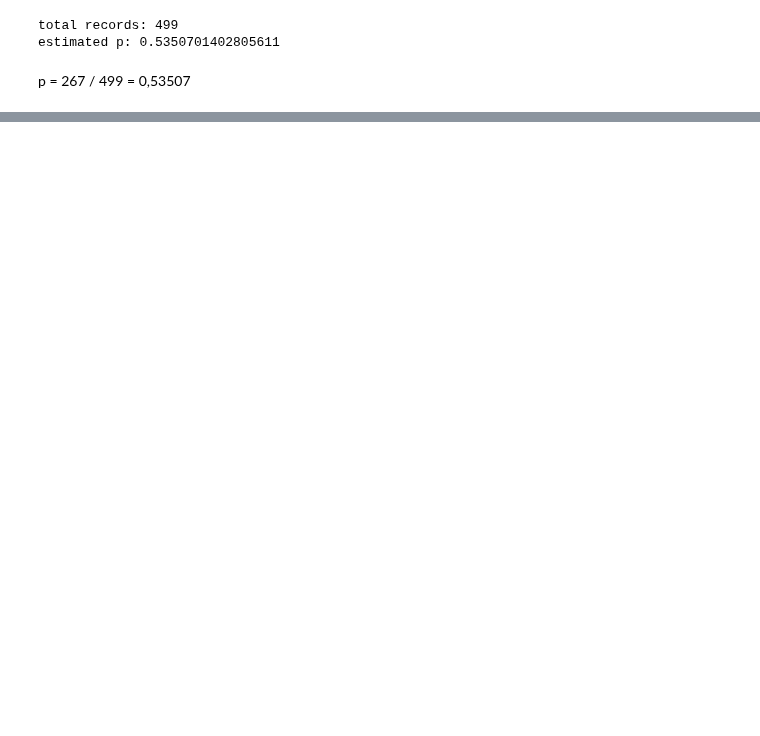
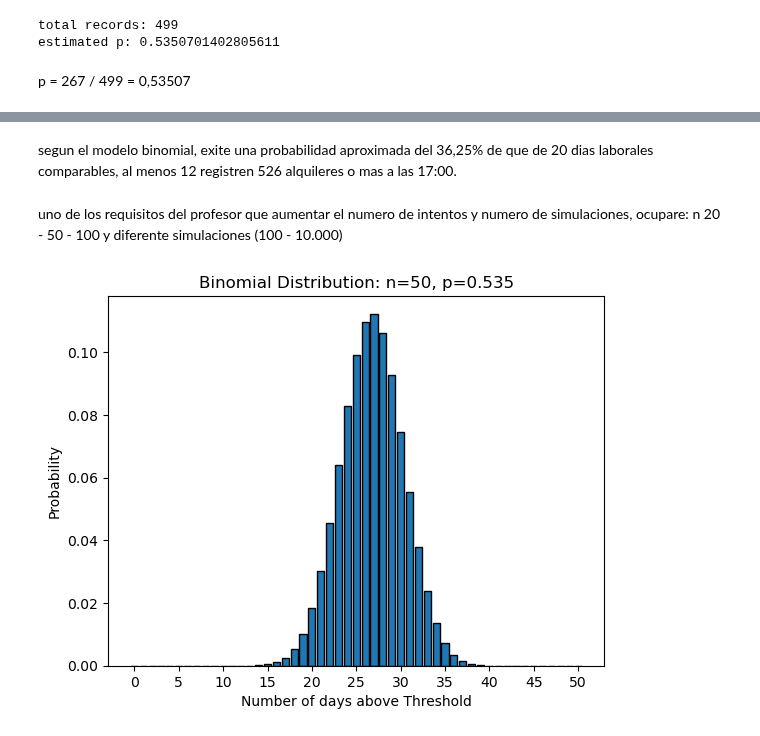
Before and after one commit to 2026491-max/Statistical---Project---26-, a Jupyter notebook: Bike Sharing.ipynb, the cells around one changed output, grey strips where cells are left out. Saved outputs shown, nothing was run; the diff lists cells and outputs as text; code cells hidden in the pictures; blank space fills up the shorter version.

```diff
--- a/Bike Sharing.ipynb
+++ b/Bike Sharing.ipynb
@@ -208,0 +218,20 @@ plt.show()
+# %% [markdown]
+segun el modelo binomial, exite una probabilidad aproximada del 36,25% de que de 20 dias laborales comparables, al menos 12 registren 526 alquileres o mas a las 17:00.
+# %% [markdown]
+uno de los requisitos del profesor que aumentar el numero de intentos y numero de simulaciones, ocupare:
+n 20 - 50 - 100
+y diferente simulaciones (100 - 10.000)
+# %%
+n = 50
+p = p_estimate
+k_values = np.arange(n + 1)
+probabilities = binom.pmf(k_values, n, p)
+
+plt.bar(k_values, probabilities, edgecolor='black')
+plt.title('Binomial Distribution: n=50, p=0.535')
+plt.xlabel("Number of days above Threshold")
+plt.ylabel('Probability')
+plt.xticks(np.arange(0,n+1,5))
+plt.show()
+# %% [output]
+[figure, added]
```
Also changed, not shown: parts of 6 cells of this notebook, 1 other file.
